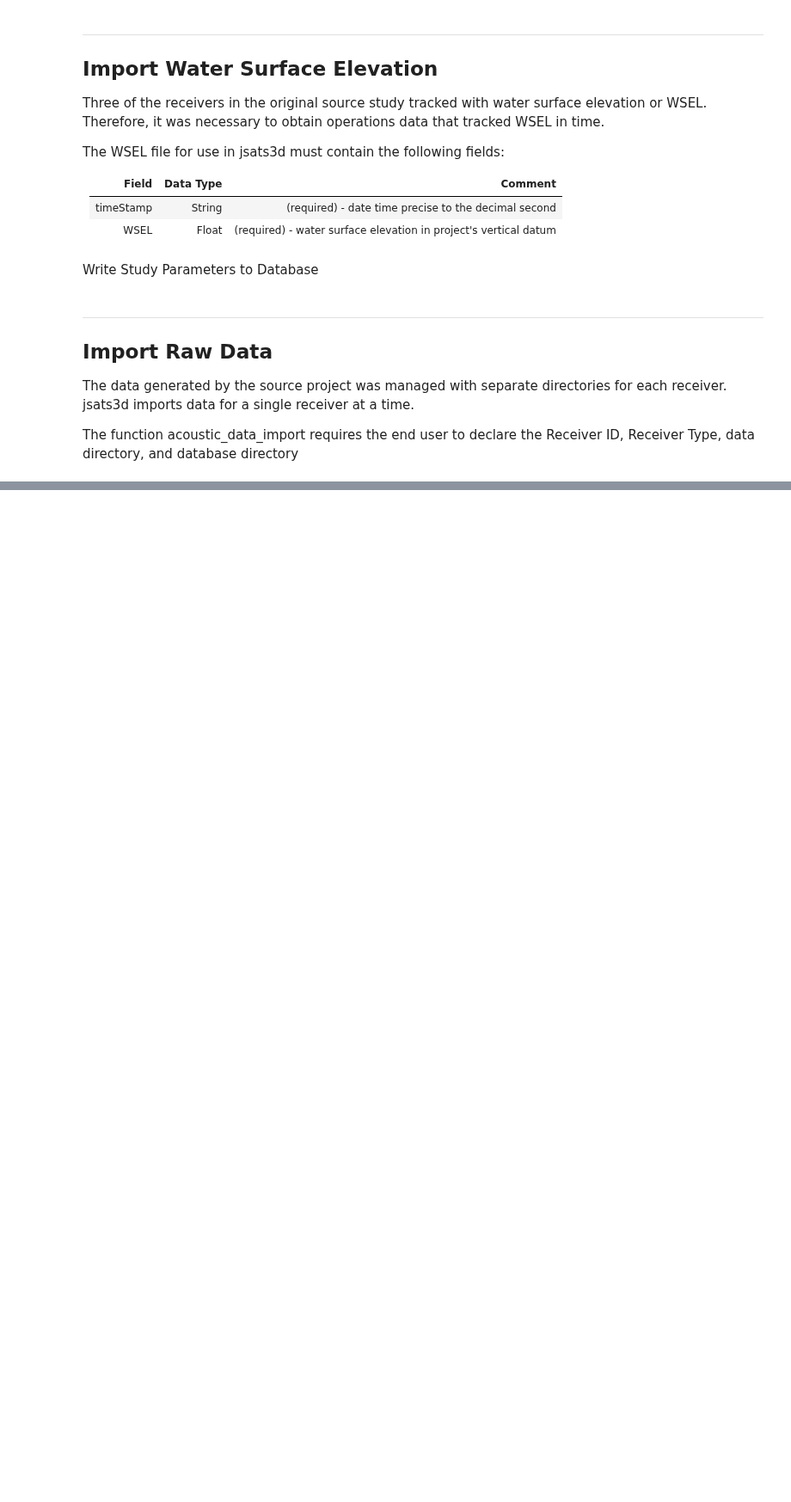
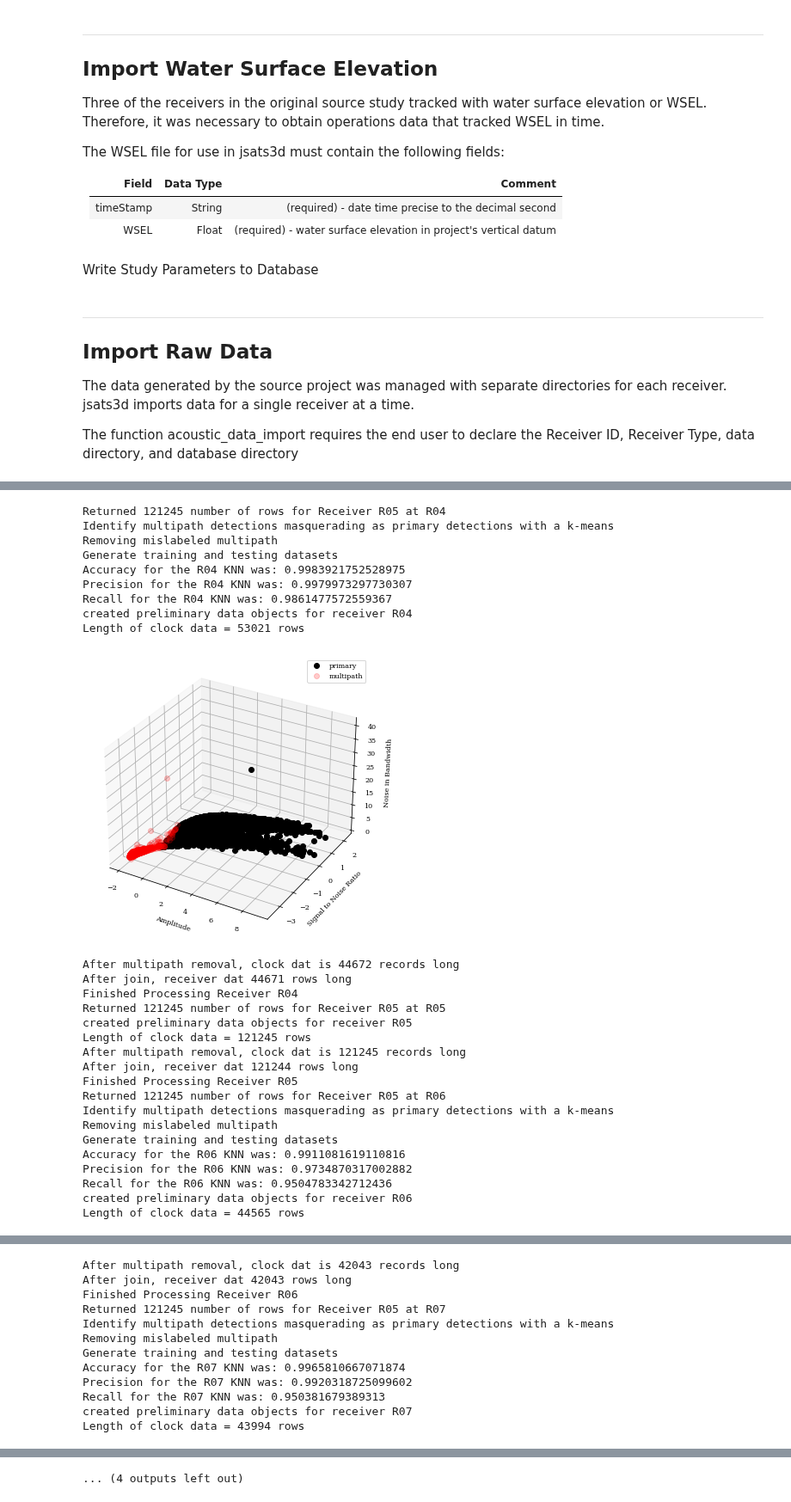
Before and after one commit to knebiolo/jsats3d, a Jupyter notebook: jsats3d_Project_Notebook.ipynb, the cells around one changed output, grey strips where cells are left out. Shown at 86% size. Saved outputs shown, nothing was run; the diff lists cells and outputs as text; code cells hidden in the pictures; blank space fills up the shorter version.

```diff
--- a/jsats3d_Project_Notebook.ipynb
+++ b/jsats3d_Project_Notebook.ipynb
@@ -177,0 +203,19 @@ FileNotFoundError: [WinError 3] The system cannot find the path specified: 'C:\\
+# %%
+locs = temp.loc_dep_id.unique()
+locDat = dict()
+locSplineInterp = dict()
+locLinearInterp = dict()
+locEpochMin = dict()
+locEpochMax = dict()
+for i in locs:
+    loc_dat = temp[temp.loc_dep_id ==i]
+    loc_dat.sort_values('time_stamp', inplace = True)
+    loc_dat['seconds'] = loc_dat.time_stamp.astype(np.int64)/1.0e9
+    loc_dat.drop_duplicates('seconds',keep = 'first',inplace = True)
+    loc_dat.set_index('seconds',inplace = True,drop = False)
+    loc_dat.dropna(inplace = True)
+    print ("Location %s data from %s through %s"%(i,loc_dat.time_stamp.min(),loc_dat.time_stamp.max()))
+    locDat[i]= loc_dat
+    locLinearInterp[i] = interp1d(loc_dat.seconds.values,loc_dat.temp_celcius.values,kind = 'linear',bounds_error = False,fill_value = np.nan)
+    locEpochMin[i] = loc_dat.seconds.min()
+    locEpochMax[i] = loc_dat.seconds.max()
@@ -177,0 +312,37 @@ FileNotFoundError: [WinError 3] The system cannot find the path specified: 'C:\\
+# %%
+# list receivers at the surface and iterate
+recList = ['R04','R05','R06','R07','R08','R09']
+for i in recList:
+    clock_fix_object = jsats3d.clock_fix_object(i,recList,dbDir,outputWS,outputWS, multipath_filter = 'KNN')
+    print ("created preliminary data objects for receiver %s"%(i))
+    jsats3d.clock_fix(clock_fix_object)
+    print ("Finished Processing Receiver %s"%(i))
+# %% [output]
+Returned 121245 number of rows for Receiver R05 at R04
+Identify multipath detections masquerading as primary detections with a k-means
+Removing mislabeled multipath
+Generate training and testing datasets
+Accuracy for the R04 KNN was: 0.9983921752528975
+Precision for the R04 KNN was: 0.9979973297730307
+Recall for the R04 KNN was: 0.9861477572559367
+created preliminary data objects for receiver R04
+Length of clock data = 53021 rows
+[figure, added]
+After multipath removal, clock dat is 44672 records long
+After join, receiver dat 44671 rows long
+Finished Processing Receiver R04
+Returned 121245 number of rows for Receiver R05 at R05
+created preliminary data objects for receiver R05
+Length of clock data = 121245 rows
+After multipath removal, clock dat is 121245 records long
+After join, receiver dat 121244 rows long
+Finished Processing Receiver R05
+Returned 121245 number of rows for Receiver R05 at R06
+Identify multipath detections masquerading as primary detections with a k-means
+Removing mislabeled multipath
+Generate training and testing datasets
+Accuracy for the R06 KNN was: 0.9911081619110816
+Precision for the R06 KNN was: 0.9734870317002882
+Recall for the R06 KNN was: 0.9504783342712436
+created preliminary data objects for receiver R06
+Length of clock data = 44565 rows
@@ -177,0 +351,12 @@ FileNotFoundError: [WinError 3] The system cannot find the path specified: 'C:\\
+After multipath removal, clock dat is 42043 records long
+After join, receiver dat 42043 rows long
+Finished Processing Receiver R06
+Returned 121245 number of rows for Receiver R05 at R07
+Identify multipath detections masquerading as primary detections with a k-means
+Removing mislabeled multipath
+Generate training and testing datasets
+Accuracy for the R07 KNN was: 0.9965810667071874
+Precision for the R07 KNN was: 0.9920318725099602
+Recall for the R07 KNN was: 0.950381679389313
+created preliminary data objects for receiver R07
+Length of clock data = 43994 rows
@@ -177,0 +391 @@ FileNotFoundError: [WinError 3] The system cannot find the path specified: 'C:\\
+... (4 outputs left out)
```
Also changed, not shown: parts of 20 cells of this notebook, 11 other files.
